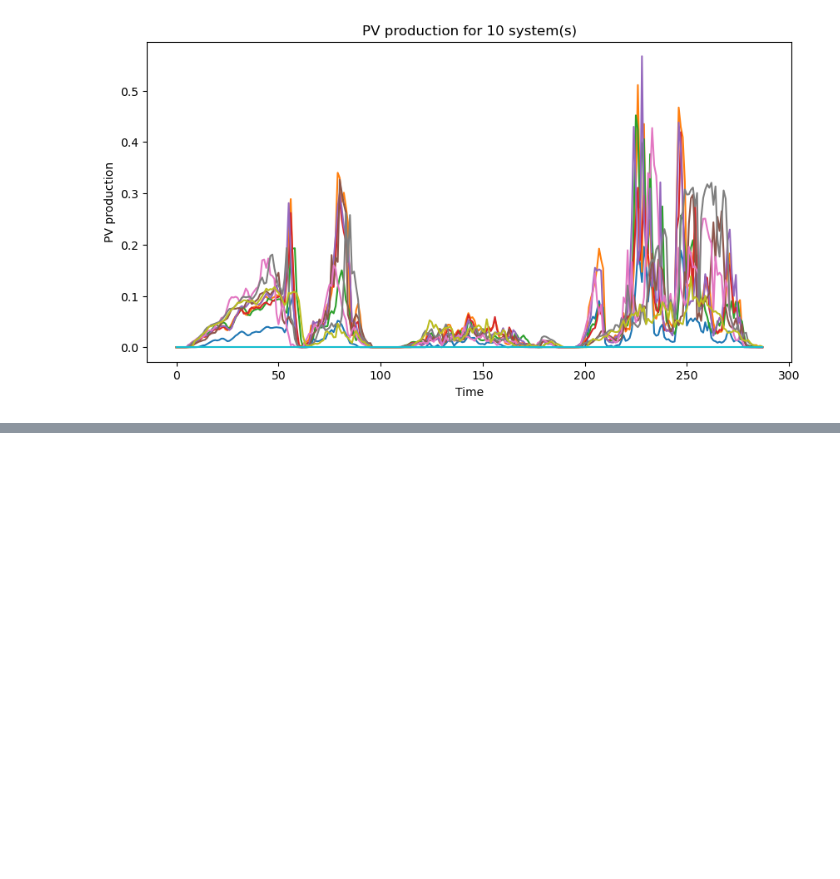
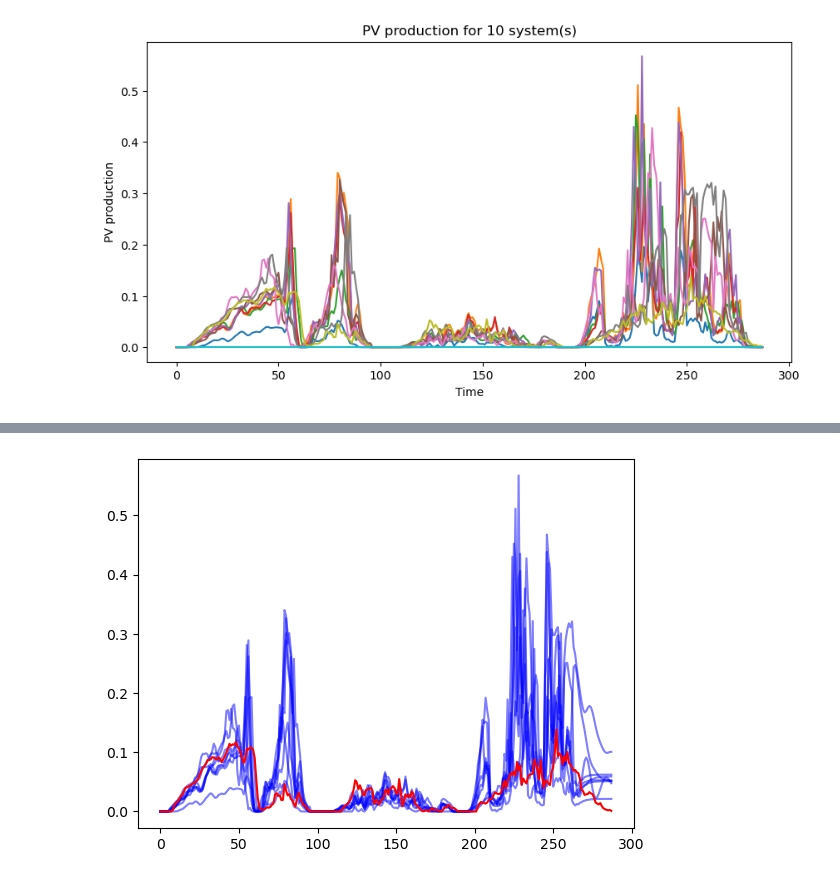
Before and after one commit to eirikbaekkelund/Dissertation, a Jupyter notebook: data_loader.ipynb, the cells around one changed output, grey strips where cells are left out. Saved outputs shown, nothing was run; the diff lists cells and outputs as text; code cells hidden in the pictures; blank space fills up the shorter version.

```diff
--- a/data_loader.ipynb
+++ b/data_loader.ipynb
@@ -124,14 +150,32 @@ time_train, y_train, time_test, y_test = dl.train_test_split(X=time, y=y, n_hour
+# %%
+def create_gp_covars(time, pv_series, index_to_drop, likelihood, mean_module, covar_module):
+
+    # Create the complementary indices to keep
+    indices_to_keep = [i for i in range(pv_series.size(1)) if i != index_to_drop]
+
+    # Select the desired time series
+    pv_input = torch.index_select(pv_series, dim=1, index=torch.tensor(indices_to_keep))
+    pv_pred = train_gp(x=time_tensor,
+            y=pv_input,
+            n_hours=2,
+            n_iter=500,
+            lr=0.05,
+            optim='Adam',
+            likelihood=likelihood,
+            mean_module=mean_module,
+            covar_module=covar_module)
+
+    covars = torch.cat((time, pv_pred.squeeze()), dim=1)
+    target = pv_series[:, index_to_drop, :]
+
+    return covars, target
 # %%
 likelihood = gpytorch.likelihoods.GaussianLikelihood()
 mean_module = gpytorch.means.ConstantMean()
-covar_module = gpytorch.kernels.ScaleKernel(gpytorch.kernels.MaternKernel(nu=3/2))
-# covar_module = gpytorch.kernels.ScaleKernel(gpytorch.kernels.RBFKernel())
+matern_kernel = gpytorch.kernels.ScaleKernel(gpytorch.kernels.MaternKernel(nu=3/2))
+periodic_kernel = gpytorch.kernels.PeriodicKernel()
 
-model = ExactGPModel(train_x=time_train,
-                     train_y=y_train,
-                     likelihood=likelihood,
-                     mean_module=mean_module,
-                     covar_module=covar_module)
+covar_module = matern_kernel  * periodic_kernel
 
-model._train(n_iter=900, lr=0.05, optim='Adam')
+covars, target = create_gp_covars(time_tensor, y_tensor, 8, likelihood, mean_module, covar_module)
 # %% [output]
@@ -146,0 +201,5 @@ Iter 801/900 - Loss: -3.098
+# %%
+plt.plot(covars[:, 0], covars[:, 1:], color='blue', alpha=0.5, label='covars')
+plt.plot(covars[:, 0], target, color='red', label='target');
+# %% [output]
+[figure, added]
```
Also changed, not shown: parts of 11 cells of this notebook, 4 other files.
